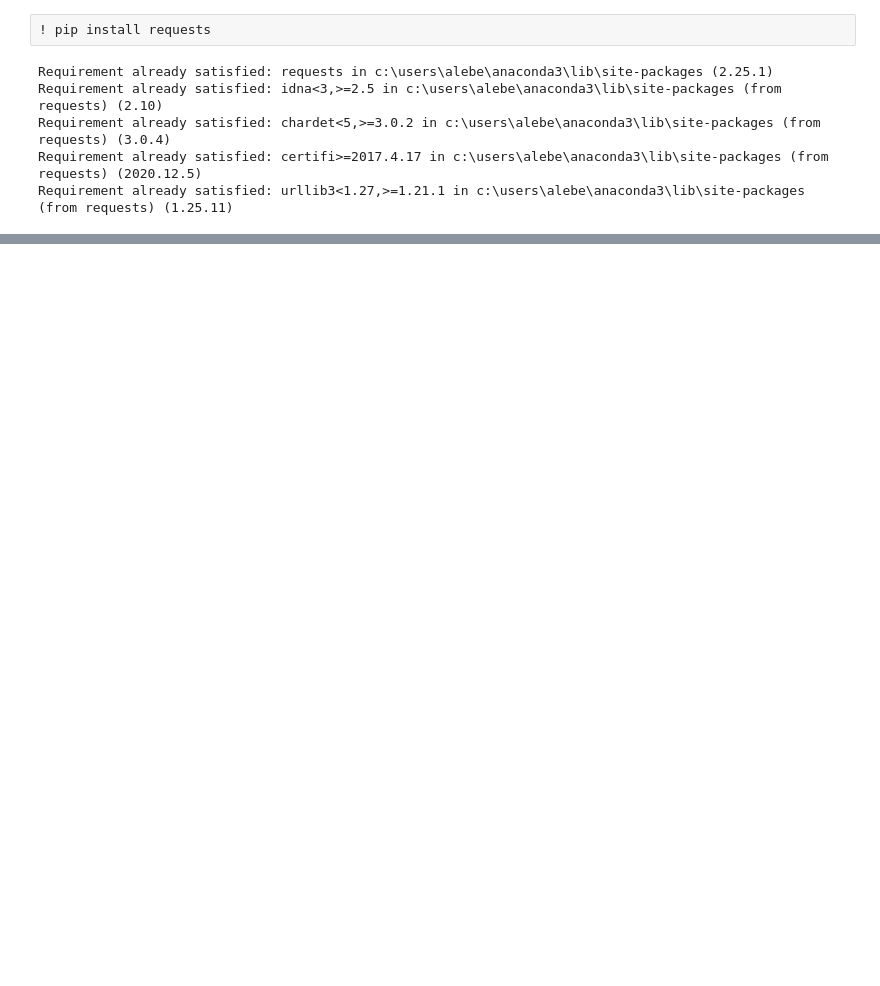
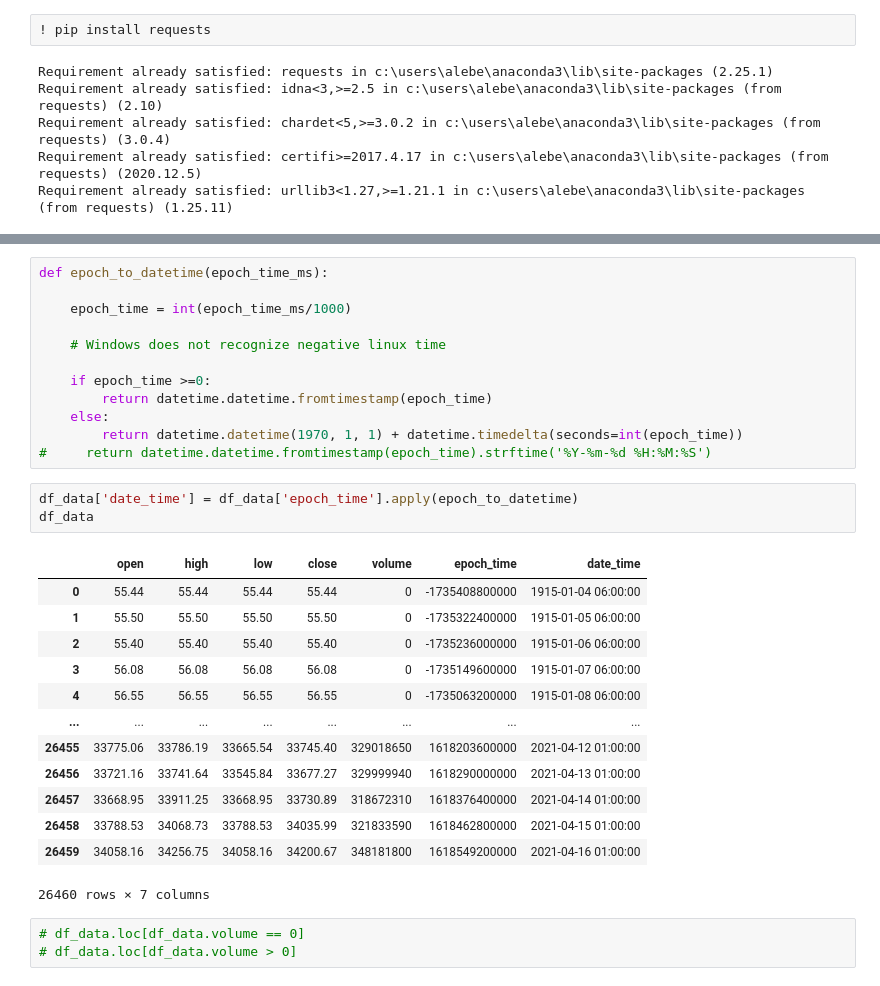
Before and after one commit to alebel94/dji_analysis, a Jupyter notebook: data_to_csv.ipynb, the cells around one changed output, grey strips where cells are left out. Cells and saved outputs as stored; diff of their text form; blank space fills up the shorter version.

```diff
--- a/data_to_csv.ipynb
+++ b/data_to_csv.ipynb
@@ -29,0 +155,32 @@ pd.DataFrame.from_dict(json_data['candles'])
+# %%
+def epoch_to_datetime(epoch_time_ms):
+
+    epoch_time = int(epoch_time_ms/1000)
+
+    # Windows does not recognize negative linux time
+
+    if epoch_time >=0:
+        return datetime.datetime.fromtimestamp(epoch_time)
+    else:
+        return datetime.datetime(1970, 1, 1) + datetime.timedelta(seconds=int(epoch_time))
+#     return datetime.datetime.fromtimestamp(epoch_time).strftime('%Y-%m-%d %H:%M:%S')
+# %%
+df_data['date_time'] = df_data['epoch_time'].apply(epoch_to_datetime)
+df_data
+# %% [output]
+|  | open | high | low | close | volume | epoch_time | date_time |
+| 0 | 55.44 | 55.44 | 55.44 | 55.44 | 0 | -1735408800000 | 1915-01-04 06:00:00 |
+| 1 | 55.50 | 55.50 | 55.50 | 55.50 | 0 | -1735322400000 | 1915-01-05 06:00:00 |
+| 2 | 55.40 | 55.40 | 55.40 | 55.40 | 0 | -1735236000000 | 1915-01-06 06:00:00 |
+| 3 | 56.08 | 56.08 | 56.08 | 56.08 | 0 | -1735149600000 | 1915-01-07 06:00:00 |
+| 4 | 56.55 | 56.55 | 56.55 | 56.55 | 0 | -1735063200000 | 1915-01-08 06:00:00 |
+| ... | ... | ... | ... | ... | ... | ... | ... |
+| 26455 | 33775.06 | 33786.19 | 33665.54 | 33745.40 | 329018650 | 1618203600000 | 2021-04-12 01:00:00 |
+| 26456 | 33721.16 | 33741.64 | 33545.84 | 33677.27 | 329999940 | 1618290000000 | 2021-04-13 01:00:00 |
+| 26457 | 33668.95 | 33911.25 | 33668.95 | 33730.89 | 318672310 | 1618376400000 | 2021-04-14 01:00:00 |
+| 26458 | 33788.53 | 34068.73 | 33788.53 | 34035.99 | 321833590 | 1618462800000 | 2021-04-15 01:00:00 |
+| 26459 | 34058.16 | 34256.75 | 34058.16 | 34200.67 | 348181800 | 1618549200000 | 2021-04-16 01:00:00 |
+26460 rows × 7 columns
+# %%
+# df_data.loc[df_data.volume == 0]
+# df_data.loc[df_data.volume > 0]
```
Also changed, not shown: parts of 8 cells of this notebook, 1 other file.
